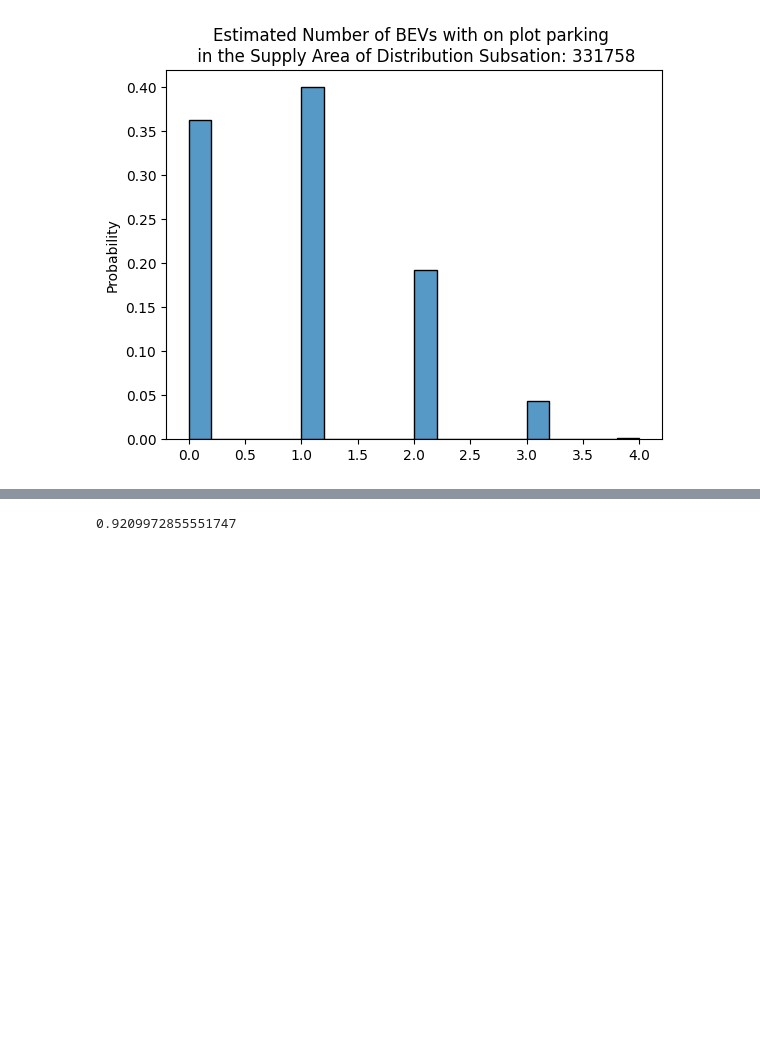
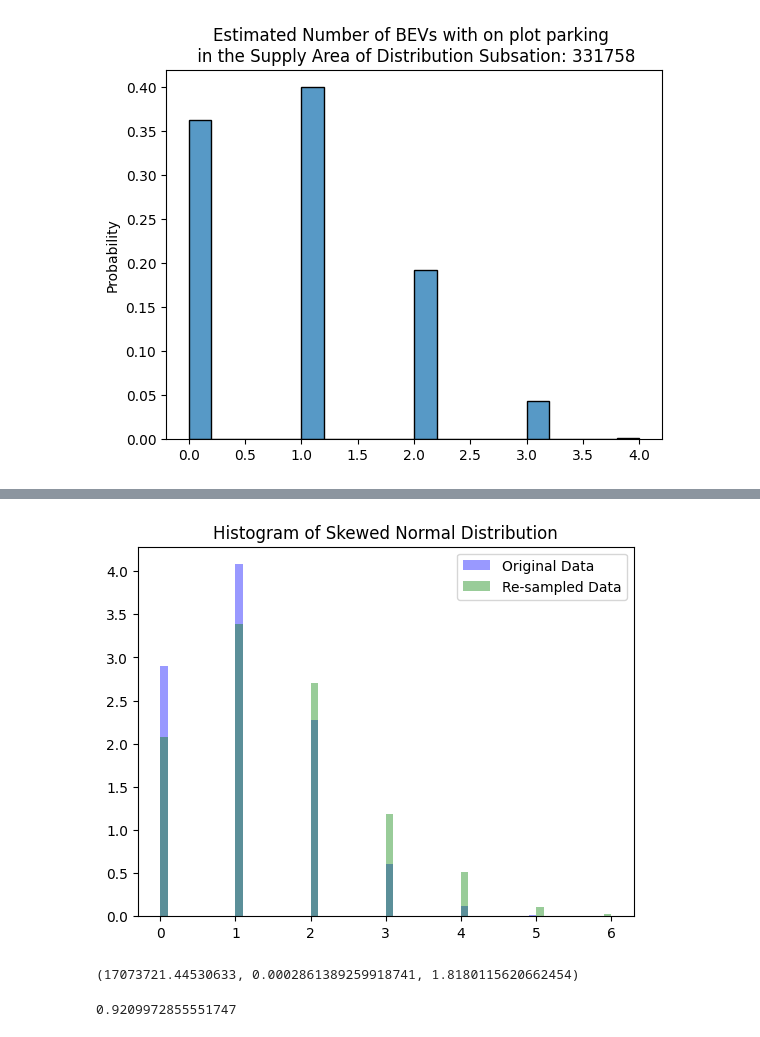
Before and after one commit to robertoldaker/net-zero-energy-systems, a Jupyter notebook: EvDemandModel/Dev/HistoricalDataEstimation.ipynb, the cells around one changed output, grey strips where cells are left out. Saved outputs shown, nothing was run; the diff lists cells and outputs as text; code cells hidden in the pictures; blank space fills up the shorter version.

```diff
--- a/EvDemandModel/Dev/HistoricalDataEstimation.ipynb
+++ b/EvDemandModel/Dev/HistoricalDataEstimation.ipynb
@@ -1273,3 +1308,21 @@ ds_bevs.mean()
+# %%
+# Number of samples you wish to generate
+num_samples = 1000
+
+samples = skewnorm.rvs(*params_skewnorm, size=num_samples).round(0).astype(int)
+
+# Plot histogram to visualize the skewed distribution
+plt.hist(ds_bevs, bins=50, density=True, alpha=0.4, color='b', label='Original Data')
+plt.hist(samples, bins=60, density=True, alpha=0.4, color='g', label='Re-sampled Data')
+plt.legend(loc='best')
+plt.title('Histogram of Skewed Normal Distribution')
+plt.show()
+# %% [output]
+[figure, added]
+# %%
+skewnorm.fit(jittered_data)
+# %% [output]
+(17073721.44530633, 0.0002861389259918741, 1.8180115620662454)
 # %%
 ds_bevs.std()
 # %% [output]
```
Also changed, not shown: parts of 11 cells of this notebook.
